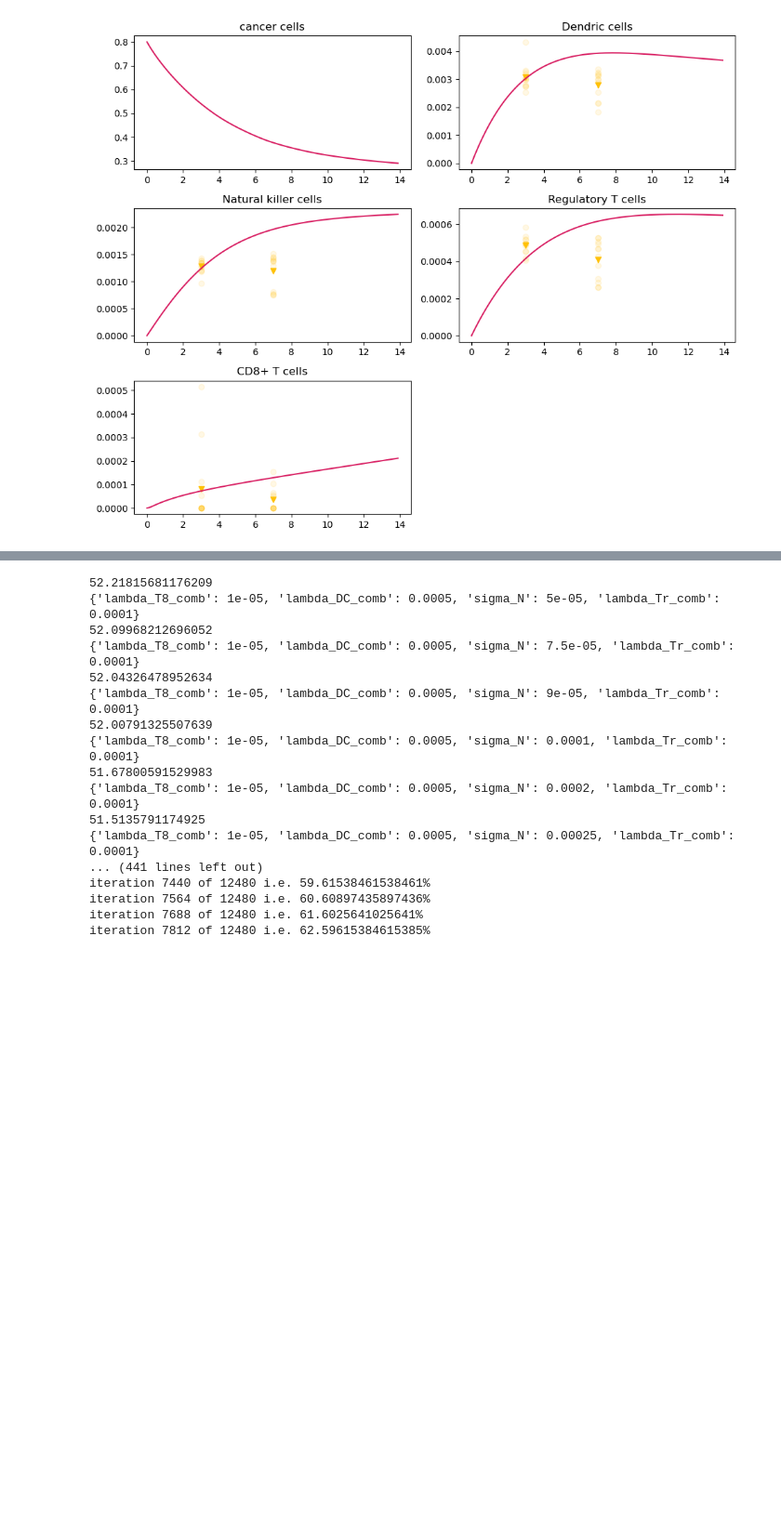
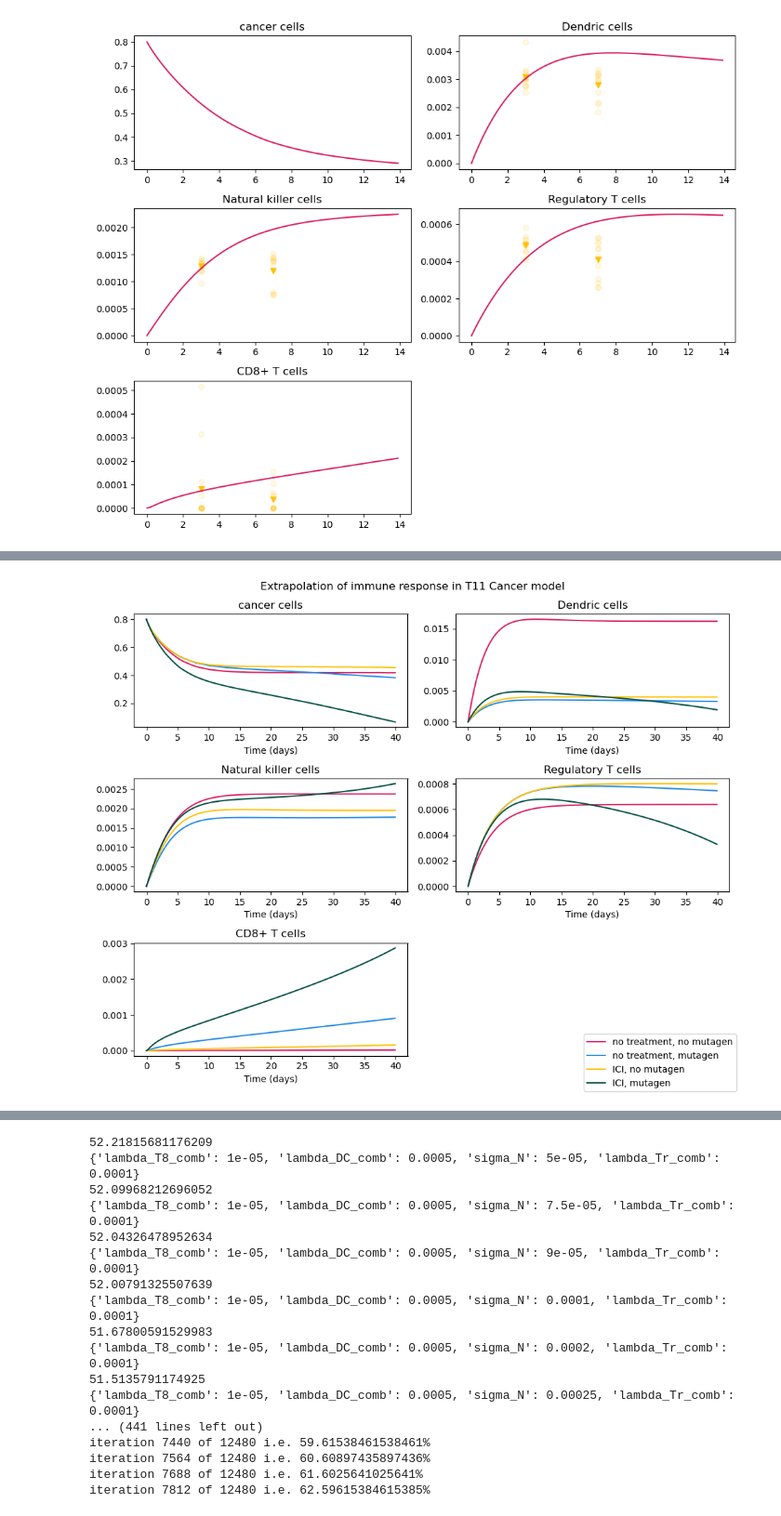
Before and after one commit to ZP-likes-coding/Cancer_immune_interaction, a Jupyter notebook: Fitting_T11.ipynb, the cells around one changed output, grey strips where cells are left out. Shown at 93% size. Drawn from its saved outputs; the diff is of its cells as text; code cells hidden in the pictures; blank space fills up the shorter version.

```diff
--- a/Fitting_T11.ipynb
+++ b/Fitting_T11.ipynb
@@ -1173,0 +1527,98 @@ plt.show()
+# %%
+mutagen_best_params = orig_params.copy()
+mutagen_best_params.update({'lambda_T8_comb': 0.0005, 'lambda_DC_comb': 0.003, 'lambda_Tr_comb': 0.0003, 'd_T8': 0.001, 'sigma_N': 0.0005, 'd_D': 0.3, 'K_Tr': 0.0001, 'd_N': 0.13})
+no_mutagen_best_params = mutagen_best_params.copy()
+no_mutagen_best_params.update({'lambda_T8_comb': 3.5e-05, 'lambda_DC_comb': 0.00225, 'lambda_Tr_comb': 0.0003, 'sigma_N': 0.00045})
+no_treatment_no_mutagen_best_params = mutagen_best_params.copy()
+no_treatment_no_mutagen_best_params.update({'lambda_T8_comb': 3e-06, 'lambda_DC_comb': 0.0095, 'lambda_Tr_comb': 0.00025, 'sigma_N': 0.0005})
+no_treatment_mutagen_best_params = mutagen_best_params.copy()
+no_treatment_mutagen_best_params.update({'lambda_T8_comb': 0.0002, 'lambda_DC_comb': 0.002, 'lambda_Tr_comb': 0.0003, 'sigma_N': 0.0004})
+# %%
+
+c1 = (216/255,27/255,96/255)
+c2 = (30/255,136/255,229/255)
+c3 = (255/255,193/255,7/255)
+c4 = (0/255,77/255,64/255)
+
+tspan = (0.0,40.0,)
+C_init     = no_treatment_no_mutagen_best_params['C_init']
+D_init     = no_treatment_no_mutagen_best_params['D_init']
+N_init     = no_treatment_no_mutagen_best_params['N_init']
+Tr_init    = no_treatment_no_mutagen_best_params['Tr_init']
+T8_init    = no_treatment_no_mutagen_best_params['T8_init']
+C0 = [C_init,D_init,N_init,Tr_init,T8_init]
+sol_no_treatment_no_mutagen = solve_ivp(cancer_ode_parametrised,tspan,C0,args = (no_treatment_no_mutagen_best_params,),abs_tol = 1e-9,t_eval = np.arange(0.0,tspan[1],0.1,))
+sol_no_treatment_mutagen = solve_ivp(cancer_ode_parametrised,tspan,C0,args = (no_treatment_mutagen_best_params,),abs_tol = 1e-9,t_eval = np.arange(0.0,tspan[1],0.1,))
+sol_mutagen = solve_ivp(cancer_ode_parametrised,tspan,C0,args = (mutagen_best_params,),abs_tol = 1e-9,t_eval = np.arange(0.0,tspan[1],0.1,))
+sol_no_mutagen = solve_ivp(cancer_ode_parametrised,tspan,C0,args = (no_mutagen_best_params,),abs_tol = 1e-9,t_eval = np.arange(0.0,tspan[1],0.1,))
+
+t_no_treatment_no_mutagen = sol_no_treatment_no_mutagen.t
+y_no_treatment_no_mutagen = sol_no_treatment_no_mutagen.y
+t_no_treatment_mutagen = sol_no_treatment_mutagen.t
+y_no_treatment_mutagen = sol_no_treatment_mutagen.y
+t_no_mutagen = sol_no_mutagen.t
+y_no_mutagen = sol_no_mutagen.y
+t_mutagen = sol_mutagen.t
+y_mutagen = sol_mutagen.y
+
+
+fig,ax = plt.subplots(3,2,figsize = (10,8))
+cancer = ax[0,0]
+cancer.plot(t_no_treatment_no_mutagen,y_no_treatment_no_mutagen[0],color = c1,label = 'no treatment, no mutagen')
+cancer.plot(t_no_treatment_mutagen,y_no_treatment_mutagen[0],color = c2,label = 'no treatment, mutagen')
+
+cancer.plot(t_no_mutagen,y_no_mutagen[0],color = c3,label = 'ICI, no mutagen')
+cancer.plot(t_mutagen,y_mutagen[0],color = c4,label = 'ICI, mutagen')
+handles,labels = cancer.get_legend_handles_labels()
+
+cancer.set_title('cancer cells')
+cancer.set_xlabel("Time (days)")
+D_cells = ax[0,1]
+D_cells.plot(t_no_treatment_no_mutagen,y_no_treatment_no_mutagen[1],color = c1)
+D_cells.plot(t_no_treatment_mutagen,y_no_treatment_mutagen[1],color = c2)
+
+D_cells.plot(t_no_mutagen,y_no_mutagen[1],color = c3)
+D_cells.plot(t_mutagen,y_mutagen[1],color = c4)
+D_cells.set_xlabel("Time (days)")
+
+D_cells.set_title('Dendric cells')
+
+
+NK_cells = ax[1,0]
+NK_cells.plot(t_no_treatment_no_mutagen,y_no_treatment_no_mutagen[2],color = c1)
+NK_cells.plot(t_no_treatment_mutagen,y_no_treatment_mutagen[2],color = c2)
+NK_cells.plot(t_no_mutagen,y_no_mutagen[2],color = c3)
+NK_cells.plot(t_mutagen,y_mutagen[2],color = c4)
+
+NK_cells.set_title('Natural killer cells')
+NK_cells.set_xlabel("Time (days)")
+
+Treg = ax[1,1]
+Treg.plot(t_no_treatment_no_mutagen,y_no_treatment_no_mutagen[3],color = c1)
+Treg.plot(t_no_treatment_mutagen,y_no_treatment_mutagen[3],color = c2)
+
+Treg.plot(t_no_mutagen,y_no_mutagen[3],color = c3)
+Treg.plot(t_mutagen,y_mutagen[3],color = c4)
+
+Treg.set_title('Regulatory T cells')
+Treg.set_xlabel("Time (days)")
+
+T8 = ax[2,0]
+T8.plot(t_no_treatment_no_mutagen,y_no_treatment_no_mutagen[4],color = c1)
+T8.plot(t_no_treatment_mutagen,y_no_treatment_mutagen[4],color = c2)
+
+T8.plot(t_no_mutagen,y_no_mutagen[4],color = c3)
+T8.plot(t_mutagen,y_mutagen[4],color = c4)
+T8.set_xlabel("Time (days)")
+
+T8.set_title('CD8+ T cells')
+
+
+extra_plot = ax[2,1]
+extra_plot.set_visible(False)
+fig.legend(handles,labels,loc = 'lower right')
+fig.suptitle("Extrapolation of immune response in T11 Cancer model")
+plt.tight_layout()
+plt.show()
+# %% [output]
+[figure, added]
```
Also changed, not shown: parts of 19 cells of this notebook, 1 other file.
